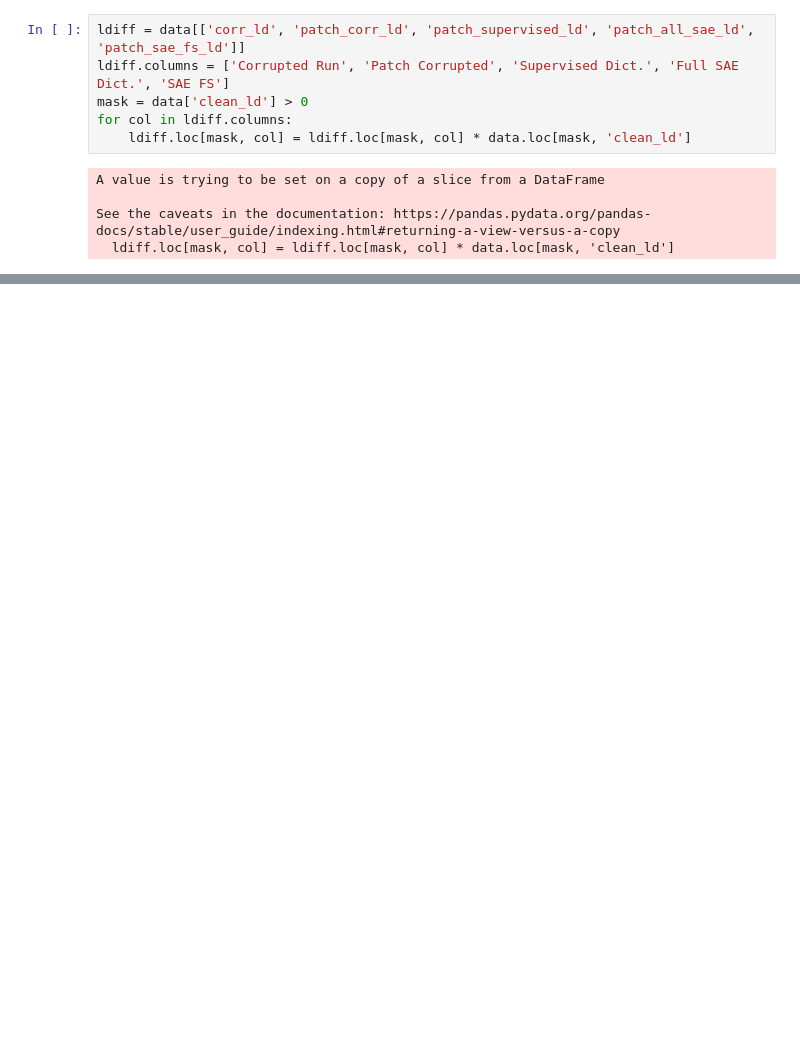
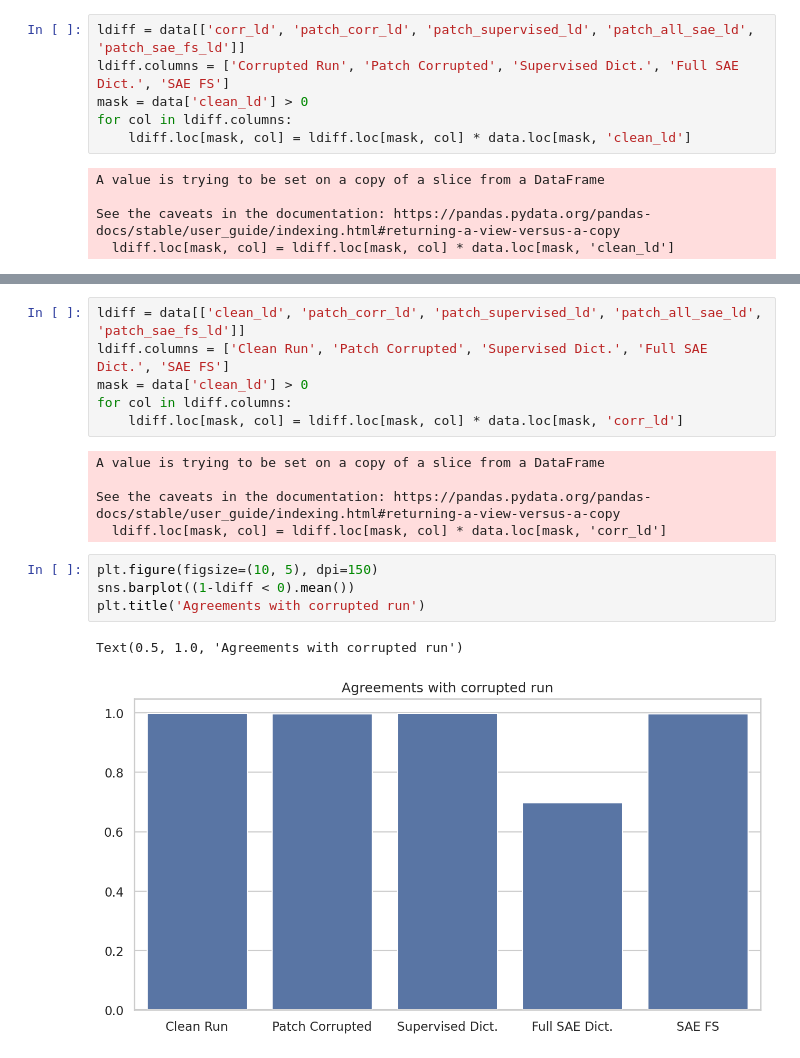
Before and after one commit to ghidav/sae-transfer-learning, a Jupyter notebook: eval_analysis.ipynb, the cells around one changed output, grey strips where cells are left out. Saved outputs shown, nothing was run; the diff lists cells and outputs as text; blank space fills up the shorter version.

```diff
--- a/eval_analysis.ipynb
+++ b/eval_analysis.ipynb
@@ -36,0 +112,18 @@ sns.barplot((ldiff < 0).mean())
+# %%
+ldiff = data[['clean_ld', 'patch_corr_ld', 'patch_supervised_ld', 'patch_all_sae_ld', 'patch_sae_fs_ld']]
+ldiff.columns = ['Clean Run', 'Patch Corrupted', 'Supervised Dict.', 'Full SAE Dict.', 'SAE FS']
+mask = data['clean_ld'] > 0
+for col in ldiff.columns:
+    ldiff.loc[mask, col] = ldiff.loc[mask, col] * data.loc[mask, 'corr_ld']
+# %% [output]
+A value is trying to be set on a copy of a slice from a DataFrame
+
+See the caveats in the documentation: https://pandas.pydata.org/pandas-docs/stable/user_guide/indexing.html#returning-a-view-versus-a-copy
+  ldiff.loc[mask, col] = ldiff.loc[mask, col] * data.loc[mask, 'corr_ld']
+# %%
+plt.figure(figsize=(10, 5), dpi=150)
+sns.barplot((1-ldiff < 0).mean())
+plt.title('Agreements with corrupted run')
+# %% [output]
+Text(0.5, 1.0, 'Agreements with corrupted run')
+[figure, added]
```
Also changed, not shown: parts of 14 cells of this notebook, 32 other files.
